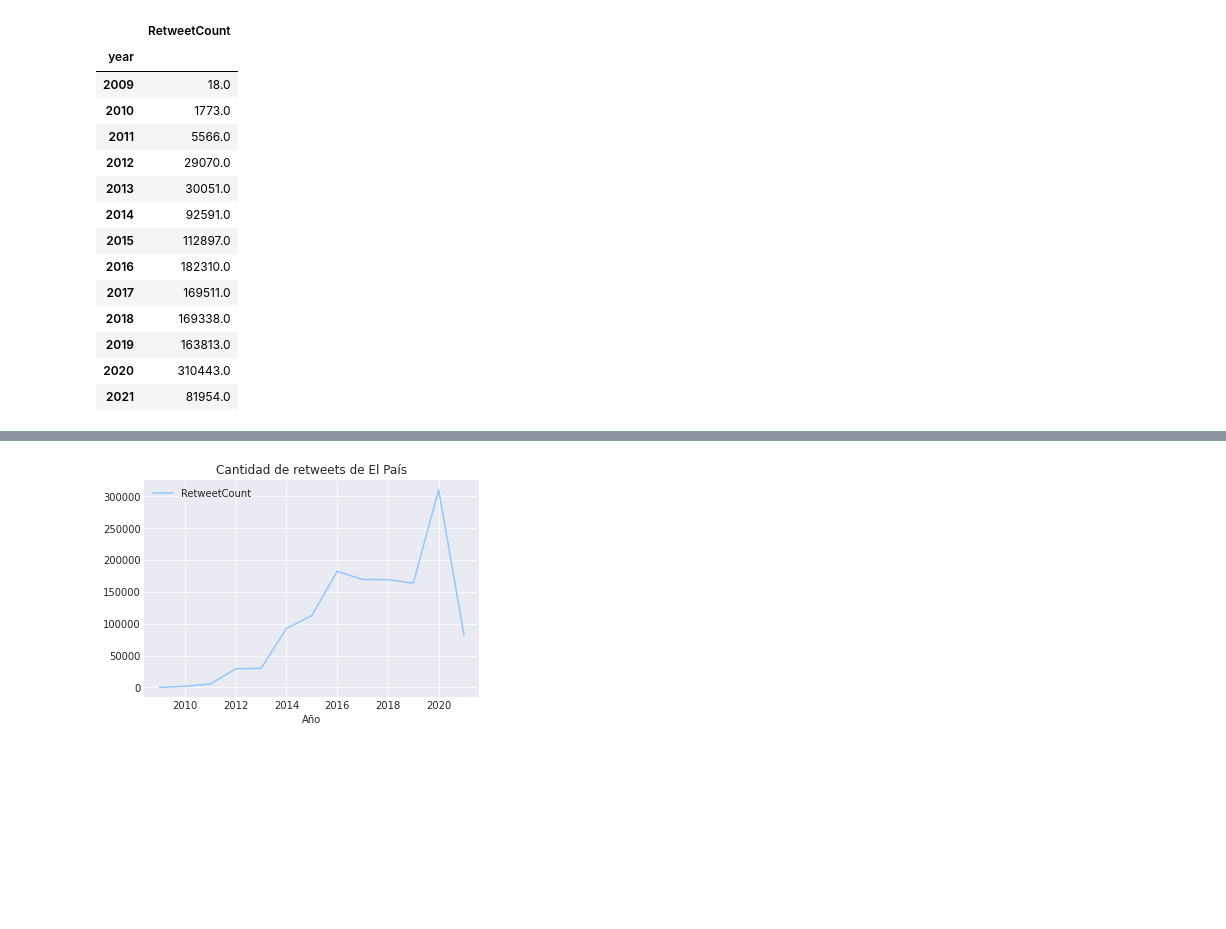
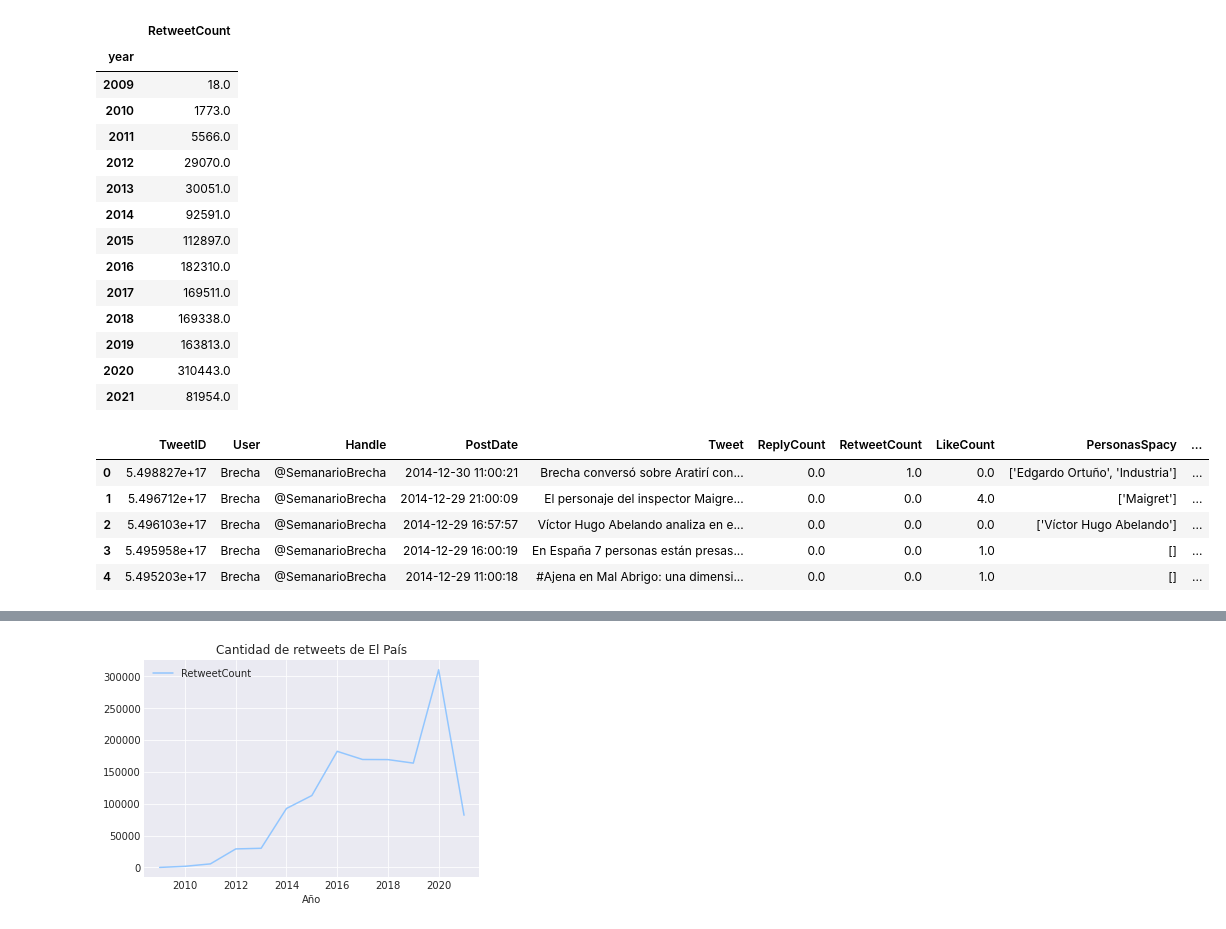
Before and after one commit to easyundercover/4geeks-final-project, a Jupyter notebook: src/explore.ipynb, the cells around one changed output, grey strips where cells are left out. Saved outputs shown, nothing was run; the diff lists cells and outputs as text; code cells hidden in the pictures; blank space fills up the shorter version.

```diff
--- a/src/explore.ipynb
+++ b/src/explore.ipynb
@@ -194,3 +211,12 @@ df[df['User']=='EL PAÍS'].groupby('year').agg({'RetweetCount':'sum'})
 | 2019 | 163813.0 |
 | 2020 | 310443.0 |
 | 2021 | 81954.0 |
+# %%
+df.head()
+# %% [output]
+|  | TweetID | User | Handle | PostDate | Tweet | ReplyCount | RetweetCount | LikeCount | PersonasSpacy | ... |
+| 0 | 5.498827e+17 | Brecha | @SemanarioBrecha | 2014-12-30 11:00:21 | Brecha conversó sobre Aratirí con... | 0.0 | 1.0 | 0.0 | ['Edgardo Ortuño', 'Industria'] | ... |
+| 1 | 5.496712e+17 | Brecha | @SemanarioBrecha | 2014-12-29 21:00:09 | El personaje del inspector Maigre... | 0.0 | 0.0 | 4.0 | ['Maigret'] | ... |
+| 2 | 5.496103e+17 | Brecha | @SemanarioBrecha | 2014-12-29 16:57:57 | Víctor Hugo Abelando analiza en e... | 0.0 | 0.0 | 0.0 | ['Víctor Hugo Abelando'] | ... |
+| 3 | 5.495958e+17 | Brecha | @SemanarioBrecha | 2014-12-29 16:00:19 | En España 7 personas están presas... | 0.0 | 0.0 | 1.0 | [] | ... |
+| 4 | 5.495203e+17 | Brecha | @SemanarioBrecha | 2014-12-29 11:00:18 | #Ajena en Mal Abrigo: una dimensi... | 0.0 | 0.0 | 1.0 | [] | ... |
```
Also changed, not shown: parts of 18 cells of this notebook.
